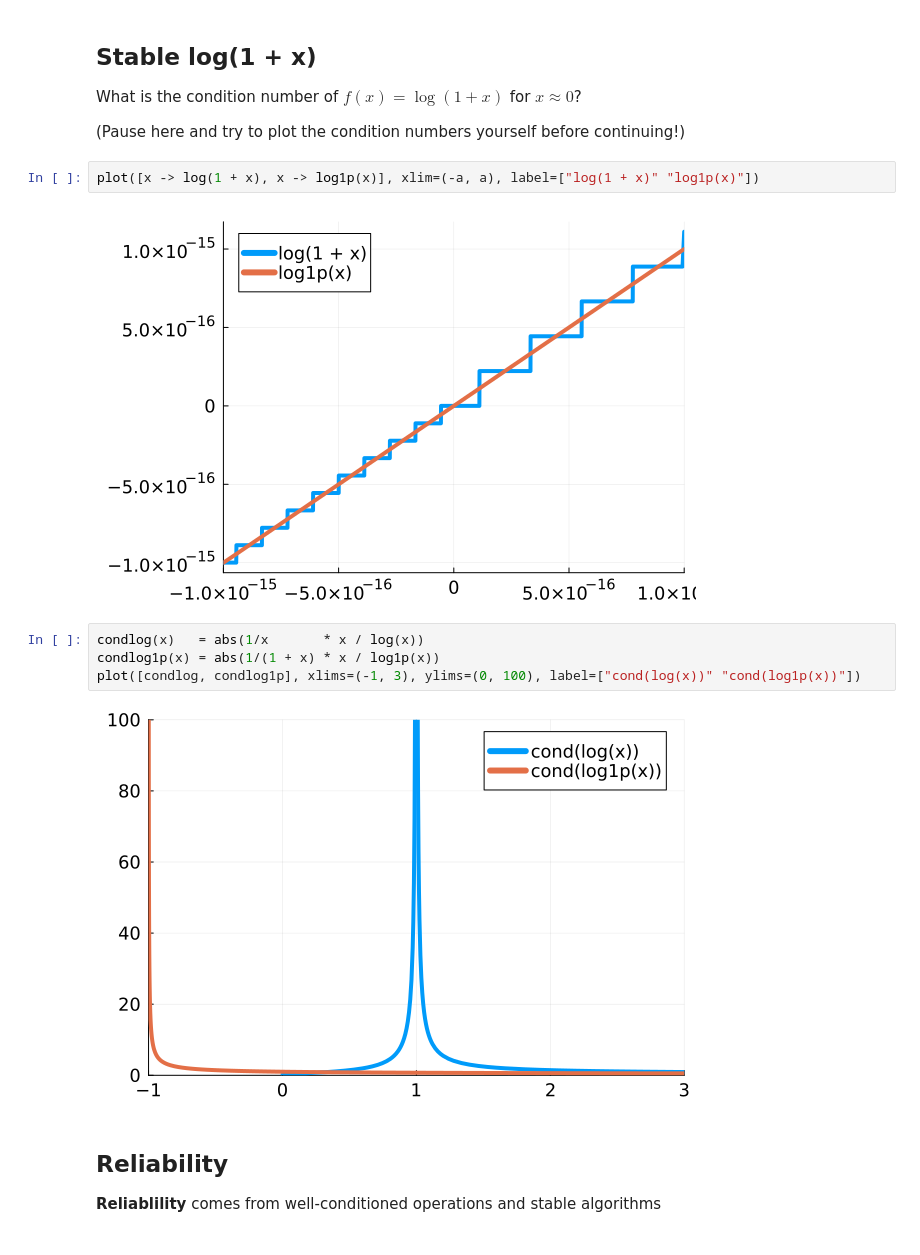
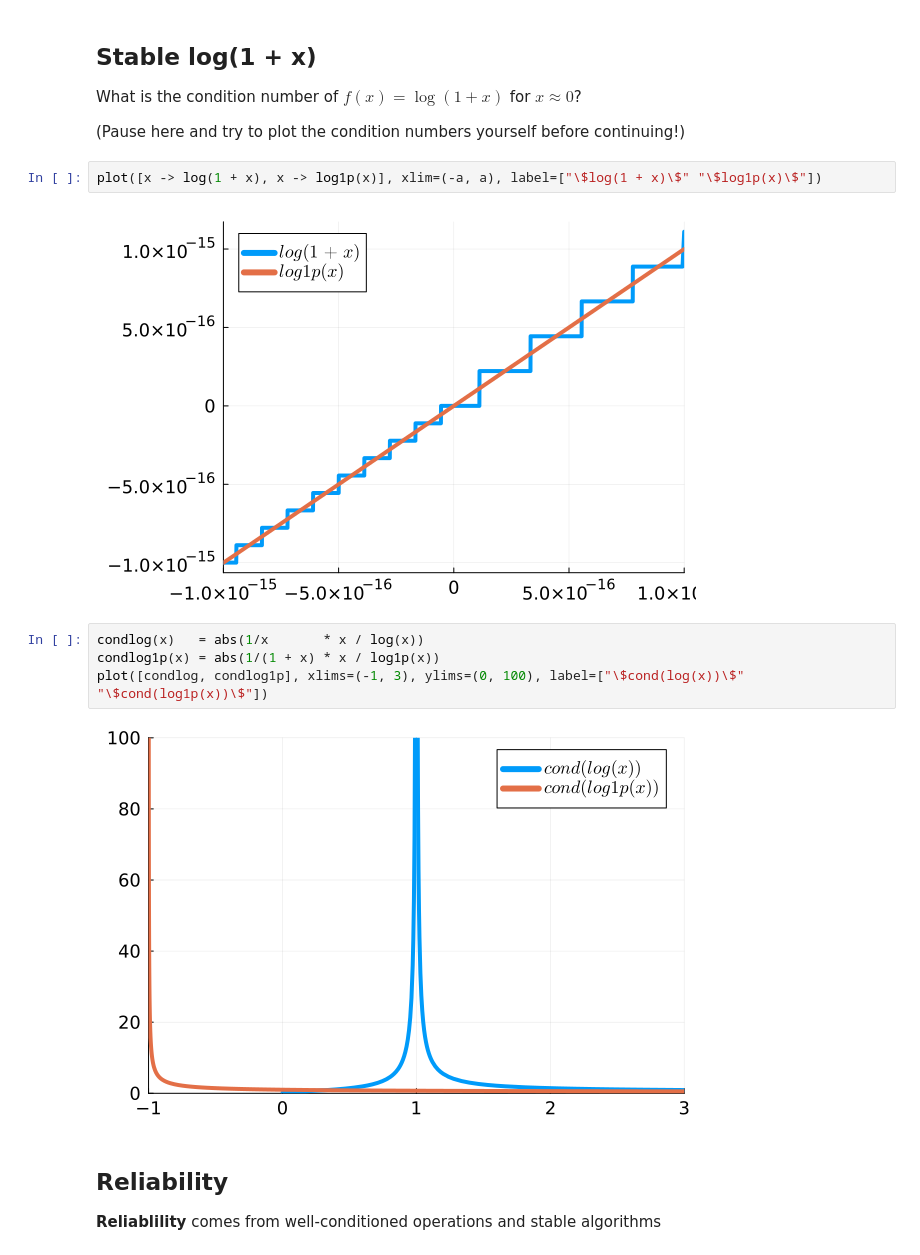
Before and after one commit to jeremylt/csci-3656-fall-2025, a Jupyter notebook: source/notebooks/2025-08-29-Conditioning.ipynb, the cells around one changed output. Saved outputs shown, nothing was run; the diff lists cells and outputs as text.

```diff
--- a/source/notebooks/2025-08-29-Conditioning.ipynb
+++ b/source/notebooks/2025-08-29-Conditioning.ipynb
@@ -120,15 +120,15 @@ What is the condition number of $f \left( x \right) = \log \left( 1 + x \right)$
 
 (Pause here and try to plot the condition numbers yourself before continuing!)
 # %%
-plot([x -> log(1 + x), x -> log1p(x)], xlim=(-a, a), label=["log(1 + x)" "log1p(x)"])
+plot([x -> log(1 + x), x -> log1p(x)], xlim=(-a, a), label=["\$log(1 + x)\$" "\$log1p(x)\$"])
 # %% [output]
-[figure, old version]
+[figure, new version]
 # %%
 condlog(x)   = abs(1/x       * x / log(x))
 condlog1p(x) = abs(1/(1 + x) * x / log1p(x))
-plot([condlog, condlog1p], xlims=(-1, 3), ylims=(0, 100), label=["cond(log(x))" "cond(log1p(x))"])
+plot([condlog, condlog1p], xlims=(-1, 3), ylims=(0, 100), label=["\$cond(log(x))\$" "\$cond(log1p(x))\$"])
 # %% [output]
-[figure, old version]
+[figure, new version]
 # %% [markdown]
 ## Reliability
 
```
Also changed, not shown: parts of 3 cells of this notebook, 6 other files.
